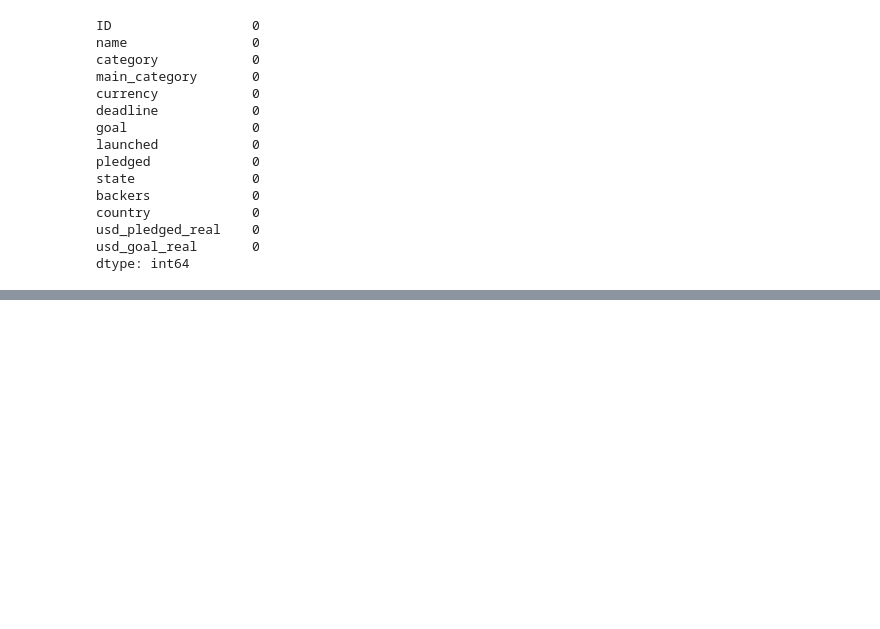
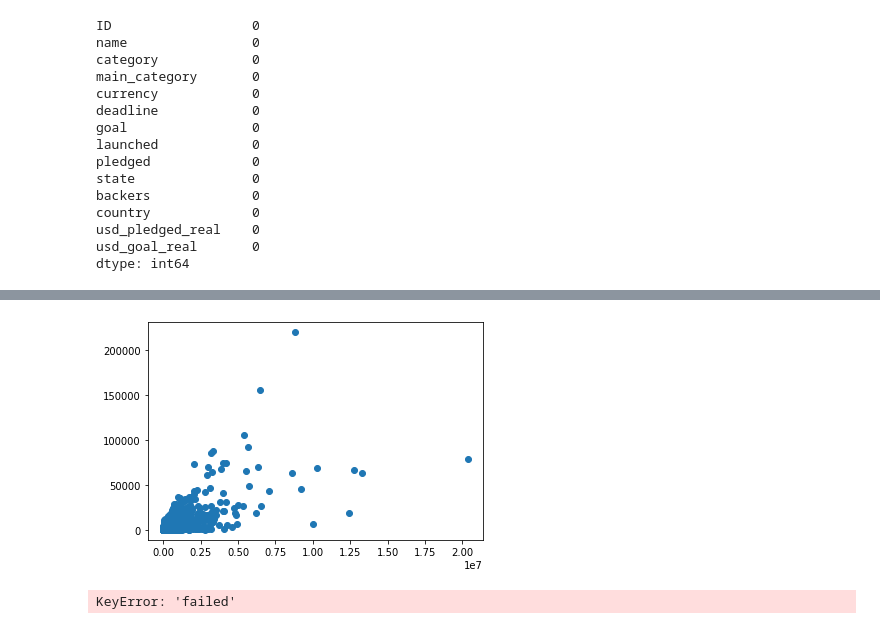
Before and after one commit to paulaked/data25-visualisations, a Jupyter notebook: Startups Data.ipynb, the cells around one changed output, grey strips where cells are left out. Saved outputs shown, nothing was run; the diff lists cells and outputs as text; code cells hidden in the pictures; blank space fills up the shorter version.

```diff
--- a/Startups Data.ipynb
+++ b/Startups Data.ipynb
@@ -135,0 +200,10 @@ dtype: int64
+# %%
+graph1 = plt.scatter(x,y,)
+
+plt.ylim=(100)
+# %% [output]
+[figure, added]
+# %%
+startup_data['state']
+# %% [output]
+KeyError: 'failed'
```
Also changed, not shown: parts of 28 cells of this notebook.
